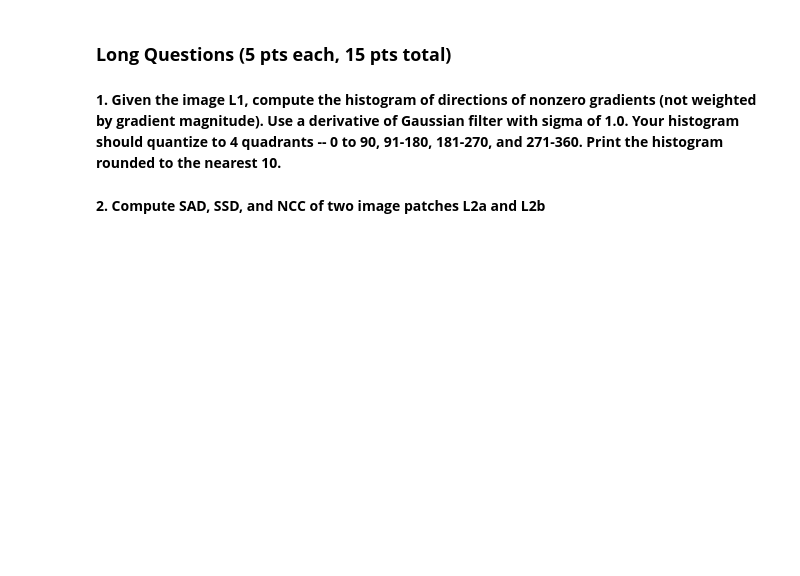
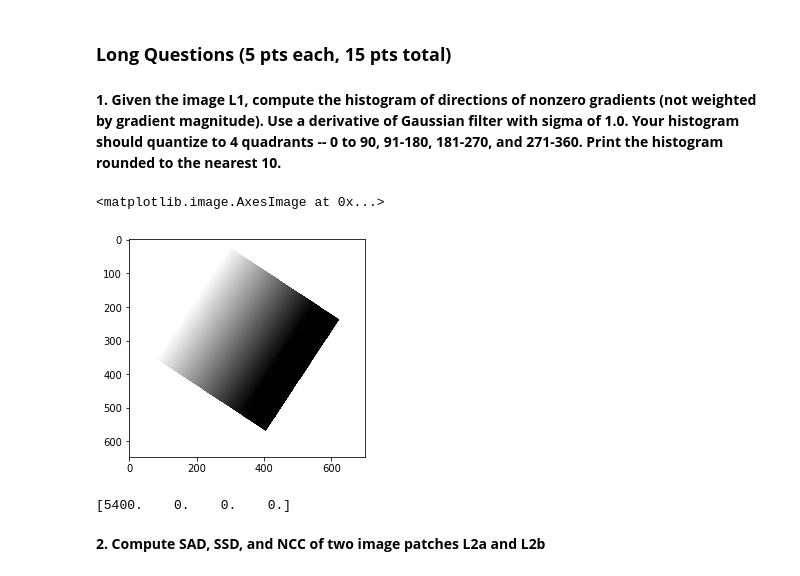
Before and after one commit to dlezcan1/computer-vision-fall-2020, a Jupyter notebook: midterms/MidtermA/CV-2020-Midterm-Exam-A.ipynb, the cells around one changed output. Drawn from its saved outputs; the diff is of its cells as text; code cells hidden in the pictures; blank space fills up the shorter version.

```diff
--- a/midterms/MidtermA/CV-2020-Midterm-Exam-A.ipynb
+++ b/midterms/MidtermA/CV-2020-Midterm-Exam-A.ipynb
@@ -132,10 +194,19 @@ answers['short5']['pp'] = pp # 2 points
 **1. Given the image L1,  compute the histogram of directions of nonzero gradients (not weighted by gradient magnitude). Use a derivative of Gaussian filter with sigma of 1.0. Your histogram should quantize to 4 quadrants -- 0 to 90, 91-180, 181-270, and 271-360. Print the histogram rounded to the nearest 10.**
 # %%
 L1 = cv2.cvtColor(cv2.imread('L1-A.png'), cv2.COLOR_BGR2GRAY)
+plt.imshow(L1, cmap='gray')
+# %% [output]
+<matplotlib.image.AxesImage at 0x...>
+[figure, added]
 # %%
 from scipy.ndimage import gaussian_filter
 
 #todo: compute dir
+sigma = 1
+grad_y = gaussian_filter(L1, (sigma, 0), order=1)
+grad_x = gaussian_filter(L1, (0, sigma), order=1)
+mag = np.sqrt(grad_x**2 + grad_y**2)
+dir = np.arctan2(grad_y, grad_x)
 
 histogram = np.zeros(4)
 histogram[0] = np.count_nonzero((dir <= np.pi/2) & (dir >= 0) & (mag > 0))
@@ -146,6 +217,8 @@ print(np.round(histogram,-2))
 
 # store the answer. Do not modify this
 answers['long1'] = np.round(histogram,-2) # 5 points
+# %% [output]
+[5400.    0.    0.    0.]
 # %% [markdown]
 **2. Compute SAD, SSD, and NCC of two image patches L2a and L2b**
 # %%
```
Also changed, not shown: parts of 7 cells of this notebook, 2 other files.
